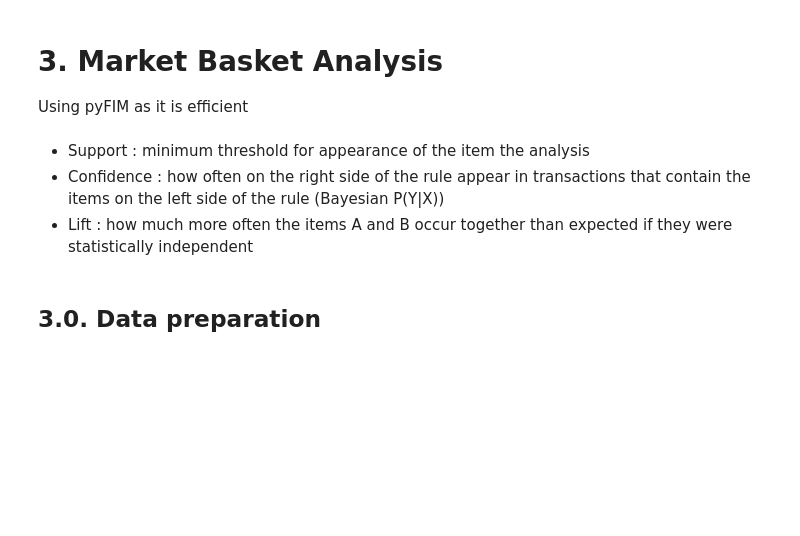
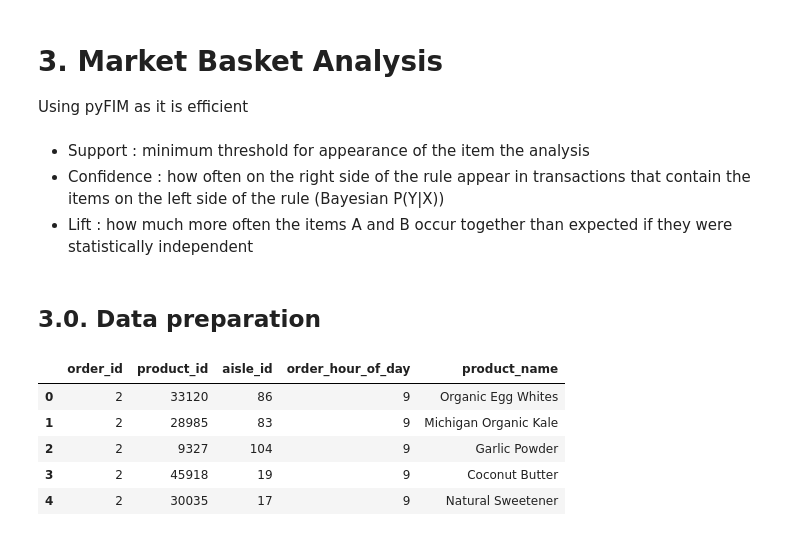
Before and after one commit to kwonowk/market-basket-analysis, a Jupyter notebook: instacart_analysis.ipynb, the cells around one changed output. Drawn from its saved outputs; the diff is of its cells as text; code cells hidden in the pictures; blank space fills up the shorter version.

```diff
--- a/instacart_analysis.ipynb
+++ b/instacart_analysis.ipynb
@@ -359,6 +364,12 @@ Using pyFIM as it is efficient
 # %% [markdown]
 ## 3.0. Data preparation
 # %%
-purchases = transactions_multiple[['order_id','product_id','aisle_id']].merge(products[['product_id','product_name']], on = 'product_id', how = 'left')
-purchases = purchases.merge(aisles, on = 'aisle_id', how = 'left')
+purchases = transactions_multiple[['order_id','product_id','aisle_id','order_hour_of_day']].merge(products[['product_id','product_name']], on = 'product_id', how = 'left')
 purchases.head()
+# %% [output]
+|  | order_id | product_id | aisle_id | order_hour_of_day | product_name |
+| 0 | 2 | 33120 | 86 | 9 | Organic Egg Whites |
+| 1 | 2 | 28985 | 83 | 9 | Michigan Organic Kale |
+| 2 | 2 | 9327 | 104 | 9 | Garlic Powder |
+| 3 | 2 | 45918 | 19 | 9 | Coconut Butter |
+| 4 | 2 | 30035 | 17 | 9 | Natural Sweetener |
```
Also changed, not shown: parts of 23 cells of this notebook.
